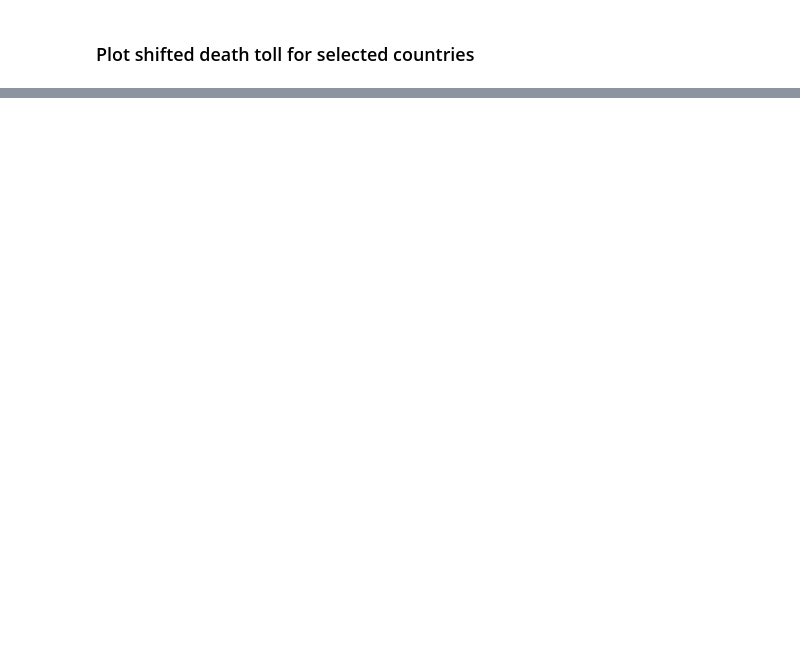
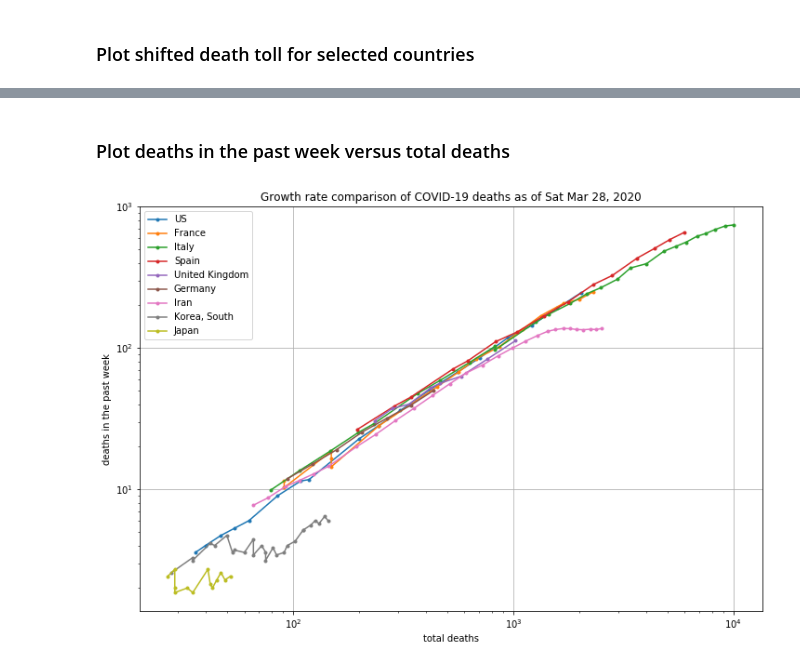
Before and after one commit to LaurentLessard/covid19, a Jupyter notebook: covid.ipynb, the cells around one changed output, grey strips where cells are left out. Drawn from its saved outputs; the diff is of its cells as text; code cells hidden in the pictures; blank space fills up the shorter version.

```diff
--- a/covid.ipynb
+++ b/covid.ipynb
@@ -71,0 +74,15 @@ ax.autoscale(enable=True, axis='x', tight=True)
+# %% [markdown]
+### Plot deaths in the past week versus total deaths
+# %%
+plt.figure(figsize=(12,8))
+
+for data in shifted_data:
+    plt.loglog( data, data.diff().rolling(7).mean(), marker=".", label=data.name )
+
+plt.xlabel("total deaths")
+plt.ylabel("deaths in the past week")
+plt.grid()
+plt.title("Growth rate comparison of COVID-19 deaths as of %s" % latest_date)
+plt.legend();
+# %% [output]
+[figure, added]
```
Also changed, not shown: parts of 3 cells of this notebook, 1 other file.
